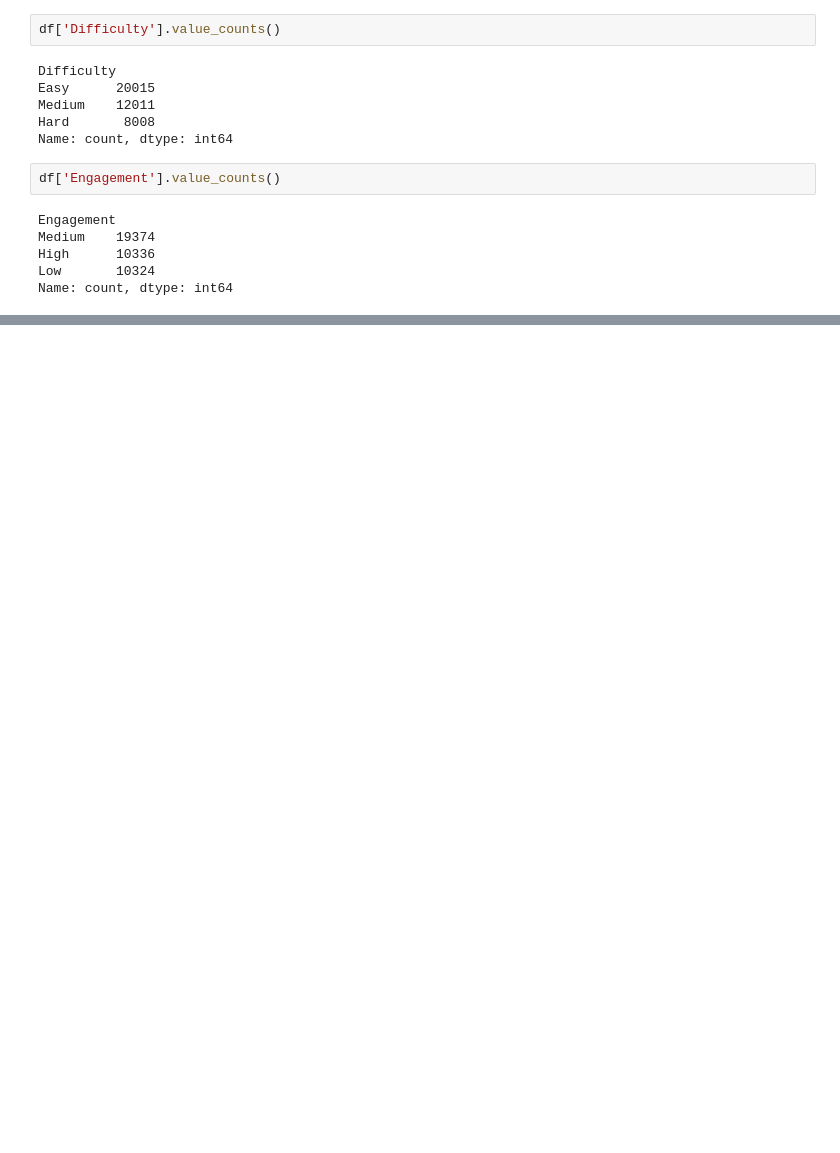
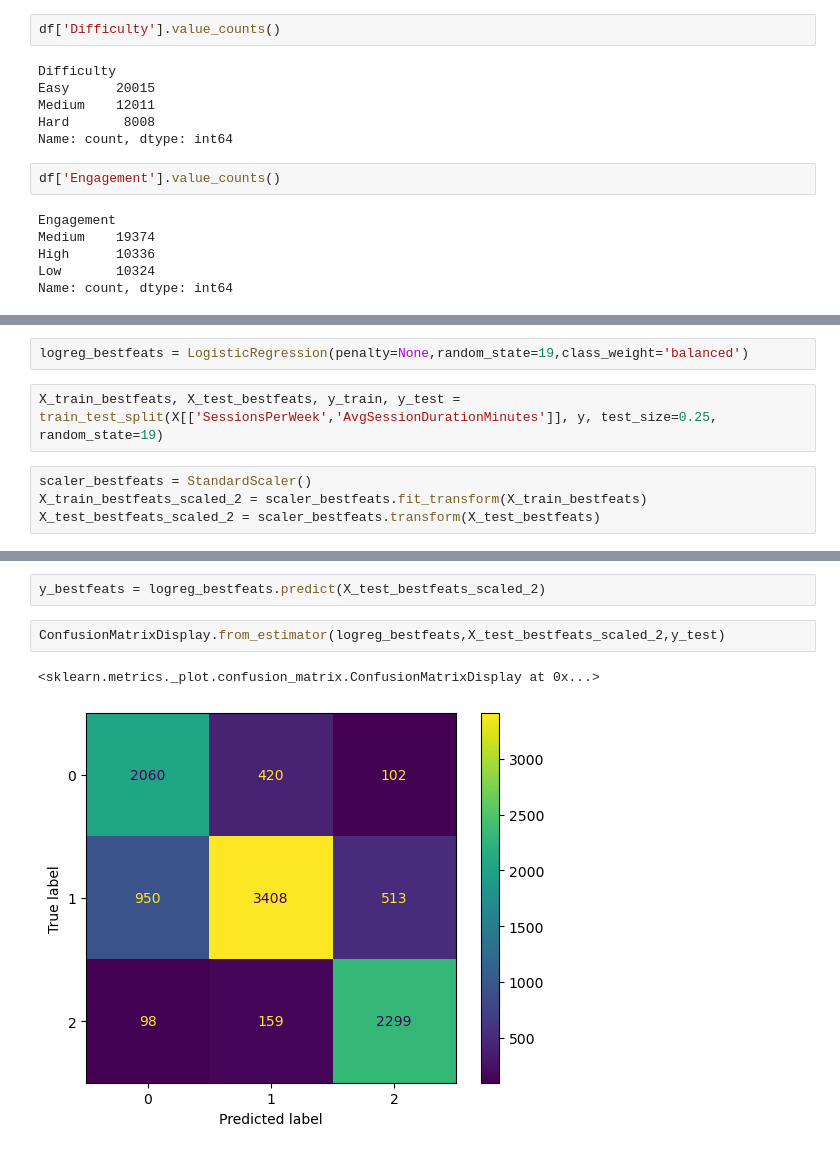
Before and after one commit to cayke-fda/dsc-gameregagement-classification, a Jupyter notebook: dsc-gamerengagement-classification.ipynb, the cells around one changed output, grey strips where cells are left out. Cells and saved outputs as stored; diff of their text form; blank space fills up the shorter version.

```diff
--- a/dsc-gamerengagement-classification.ipynb
+++ b/dsc-gamerengagement-classification.ipynb
@@ -157,0 +279,8 @@ Length: 40034, dtype: int8
+# %%
+logreg_bestfeats = LogisticRegression(penalty=None,random_state=19,class_weight='balanced')
+# %%
+X_train_bestfeats, X_test_bestfeats, y_train, y_test = train_test_split(X[['SessionsPerWeek','AvgSessionDurationMinutes']], y, test_size=0.25, random_state=19)
+# %%
+scaler_bestfeats = StandardScaler()
+X_train_bestfeats_scaled_2 = scaler_bestfeats.fit_transform(X_train_bestfeats)
+X_test_bestfeats_scaled_2 = scaler_bestfeats.transform(X_test_bestfeats)
@@ -157,0 +295,7 @@ Length: 40034, dtype: int8
+# %%
+y_bestfeats = logreg_bestfeats.predict(X_test_bestfeats_scaled_2)
+# %%
+ConfusionMatrixDisplay.from_estimator(logreg_bestfeats,X_test_bestfeats_scaled_2,y_test)
+# %% [output]
+<sklearn.metrics._plot.confusion_matrix.ConfusionMatrixDisplay at 0x...>
+[figure, added]
```
Also changed, not shown: parts of 76 cells of this notebook.
